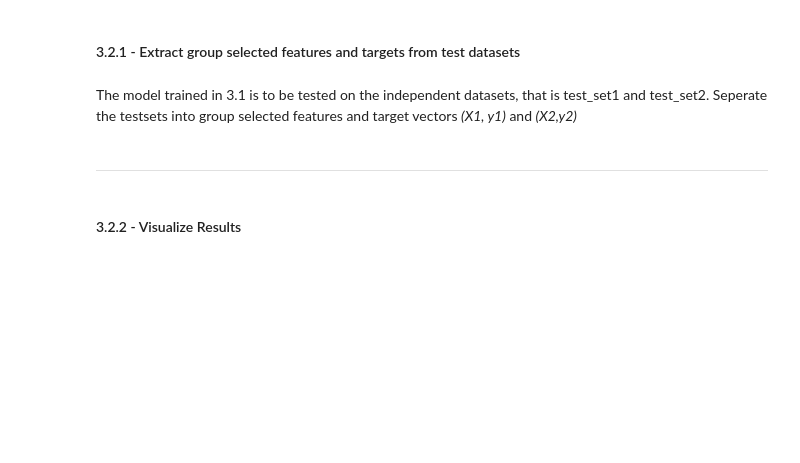
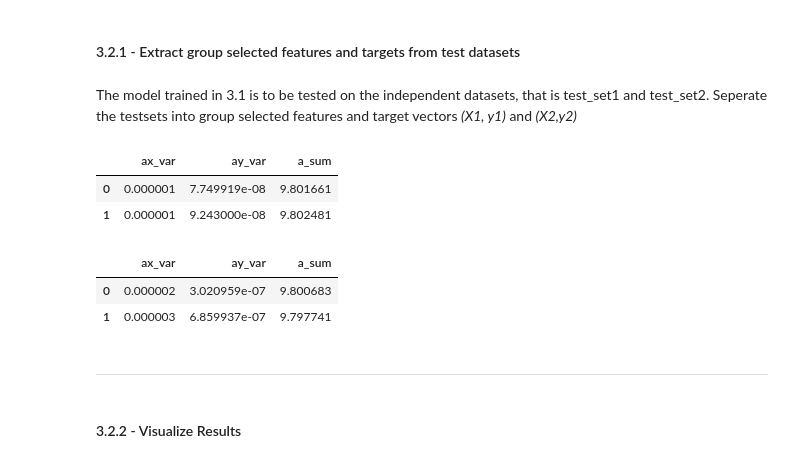
Before and after one commit to KapildevAryal/engg680_2024_fall, a Jupyter notebook: Lab_Assignment4/ML_Applications.ipynb, the cells around one changed output. Drawn from its saved outputs; the diff is of its cells as text; code cells hidden in the pictures; blank space fills up the shorter version.

```diff
--- a/Lab_Assignment4/ML_Applications.ipynb
+++ b/Lab_Assignment4/ML_Applications.ipynb
@@ -830,14 +830,22 @@ The model trained in 3.1 is to be tested on the independent datasets, that is te
 Seperate the testsets into group selected features and target vectors *(X1, y1)* and *(X2,y2)*
 # %%
 # TODO - Load the target vector from test_set1 into y1, and the group selected features from test_set1 into X1
-# y1 =
-# X1 =
+y1 = test_set1['motion_state']
+X1 = test_set1[['ax_var', 'ay_var', 'a_sum']]
 X1.head(2)
+# %% [output]
+|  | ax_var | ay_var | a_sum |
+| 0 | 0.000001 | 7.749919e-08 | 9.801661 |
+| 1 | 0.000001 | 9.243000e-08 | 9.802481 |
 # %%
 # TODO - Load the target vector from test_set2 into y2, and the group selected features from test_set2 into X2
-# y2 =
-# X2 =
+y2 = test_set2['motion_state']
+X2 = test_set2[['ax_var', 'ay_var', 'a_sum']]
 X2.head(2)
+# %% [output]
+|  | ax_var | ay_var | a_sum |
+| 0 | 0.000002 | 3.020959e-07 | 9.800683 |
+| 1 | 0.000003 | 6.859937e-07 | 9.797741 |
 # %% [markdown]
 ___
 # %% [markdown]
```
Also changed, not shown: parts of 49 cells of this notebook.
